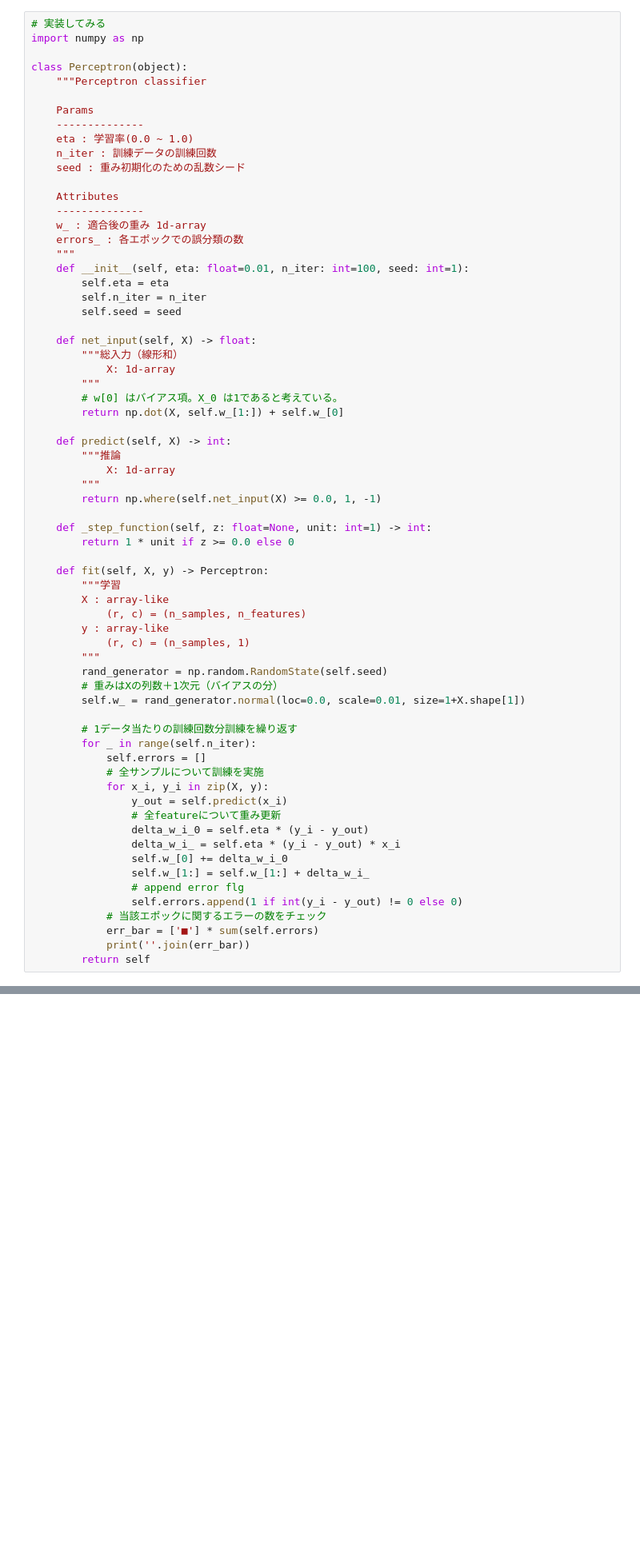
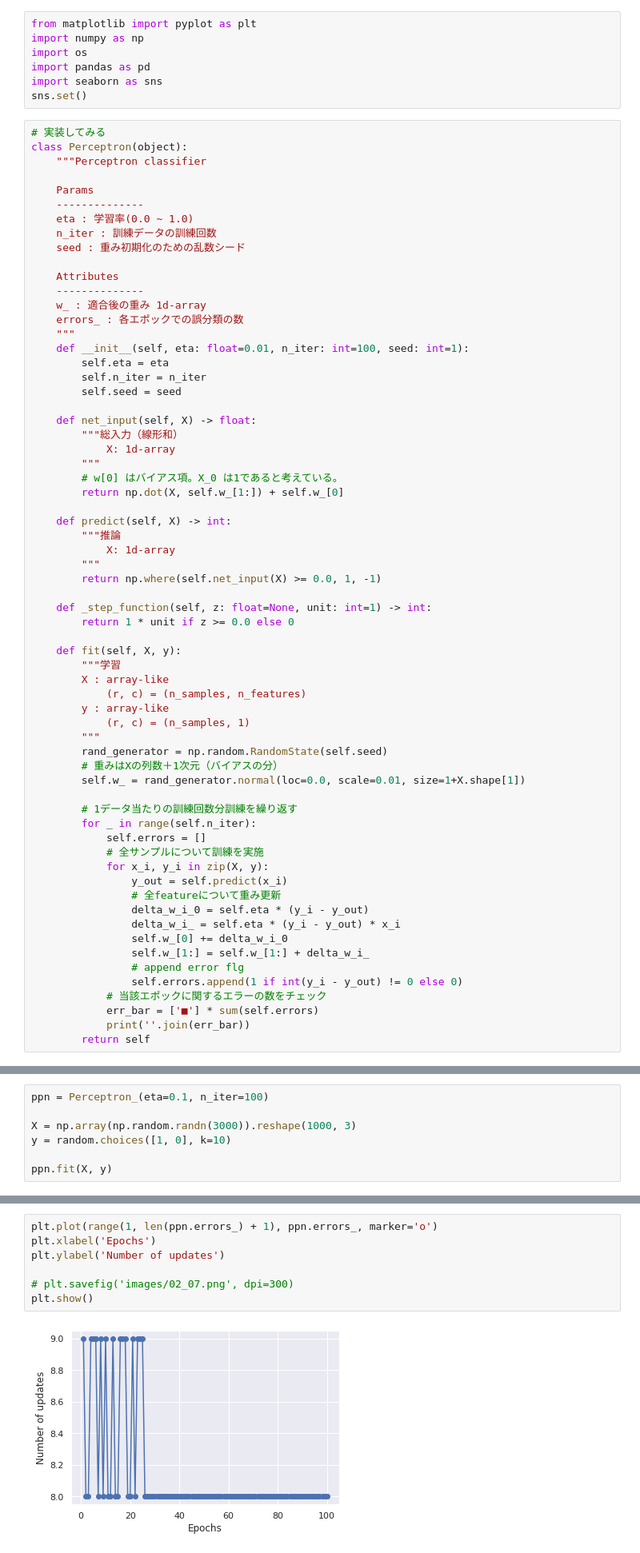
Before and after one commit to sota0121/datascience-exercise, a Jupyter notebook: ml-basic/python-ml-book_00.ipynb, the cells around one changed output, grey strips where cells are left out. Shown at 80% size. Saved outputs shown, nothing was run; the diff lists cells and outputs as text; blank space fills up the shorter version.

Commit message:
Checked Perceptron's acts.

```diff
--- a/ml-basic/python-ml-book_00.ipynb
+++ b/ml-basic/python-ml-book_00.ipynb
@@ -38,7 +40,12 @@ $$
+# %%
+from matplotlib import pyplot as plt
+import numpy as np
+import os
+import pandas as pd
+import seaborn as sns
+sns.set()
 # %%
 # 実装してみる
-import numpy as np
-
 class Perceptron(object):
     """Perceptron classifier
 
@@ -74,7 +81,7 @@ class Perceptron(object):
     def _step_function(self, z: float=None, unit: int=1) -> int:
         return 1 * unit if z >= 0.0 else 0
 
-    def fit(self, X, y) -> Perceptron:
+    def fit(self, X, y):
         """学習
         X : array-like
             (r, c) = (n_samples, n_features)
@@ -130,0 +204,7 @@ model.fit(X, y)
+# %%
+ppn = Perceptron_(eta=0.1, n_iter=100)
+
+X = np.array(np.random.randn(3000)).reshape(1000, 3)
+y = random.choices([1, 0], k=10)
+
+ppn.fit(X, y)
@@ -130,0 +213,9 @@ model.fit(X, y)
+# %%
+plt.plot(range(1, len(ppn.errors_) + 1), ppn.errors_, marker='o')
+plt.xlabel('Epochs')
+plt.ylabel('Number of updates')
+
+# plt.savefig('images/02_07.png', dpi=300)
+plt.show()
+# %% [output]
+[figure, added]
```
Also changed, not shown: parts of 22 cells of this notebook.
